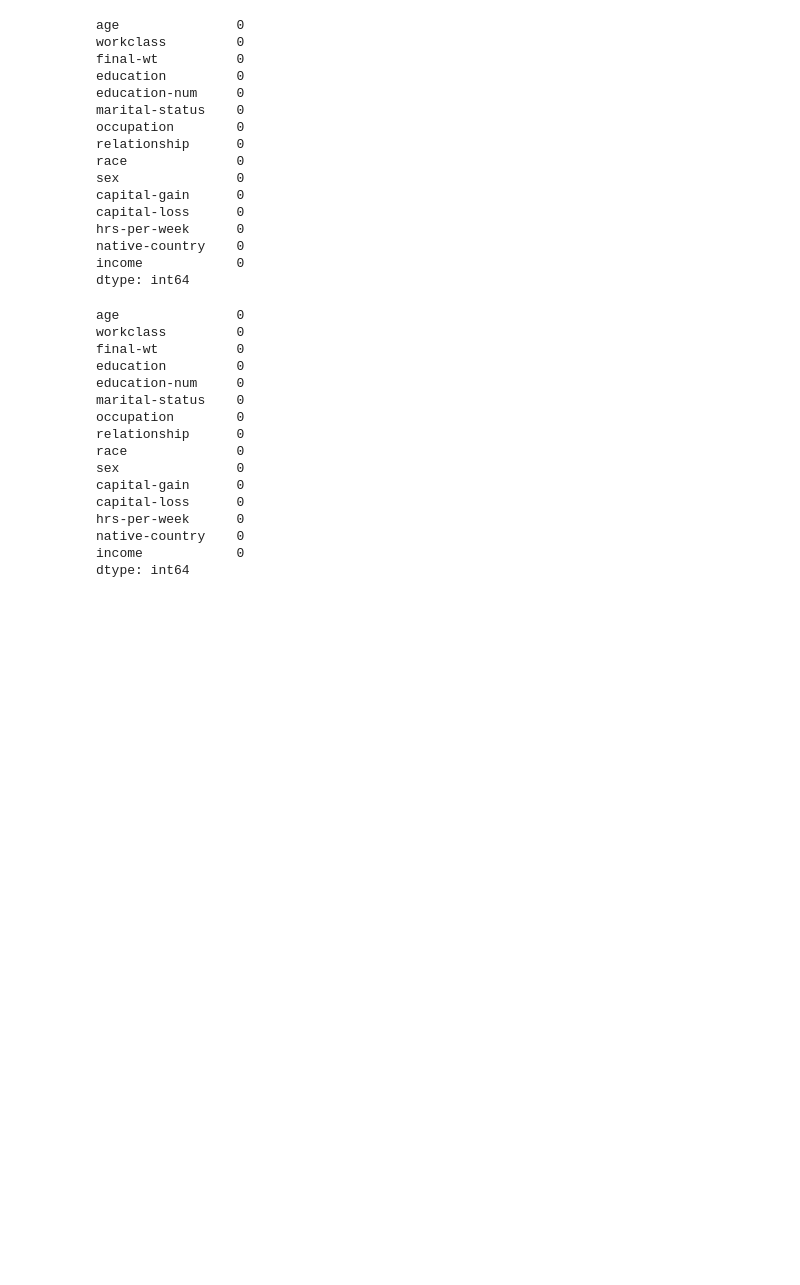
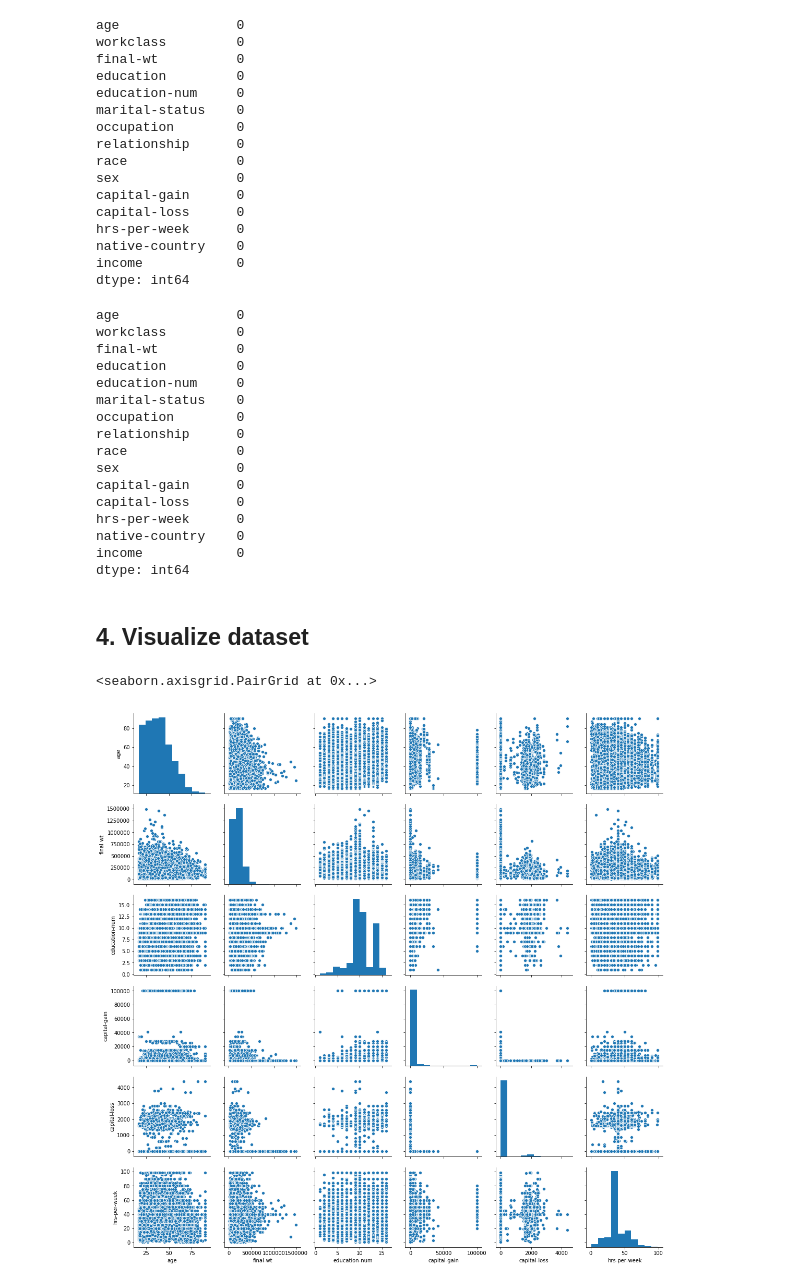
Before and after one commit to agarwal-peeush/ml-hello-world, a Jupyter notebook: Census-income/Census_income_classification.ipynb, the cells around one changed output. Drawn from its saved outputs; the diff is of its cells as text; code cells hidden in the pictures; blank space fills up the shorter version.

Commit message:
Added Data visualization in Census Income project.

```diff
--- a/Census-income/Census_income_classification.ipynb
+++ b/Census-income/Census_income_classification.ipynb
@@ -130,3 +132,10 @@ hrs-per-week      0
 native-country    0
 income            0
 dtype: int64
+# %% [markdown]
+## 4. Visualize dataset
+# %%
+sns.pairplot(train)
+# %% [output]
+<seaborn.axisgrid.PairGrid at 0x...>
+[figure, added]
```
Also changed, not shown: parts of 13 cells of this notebook.
